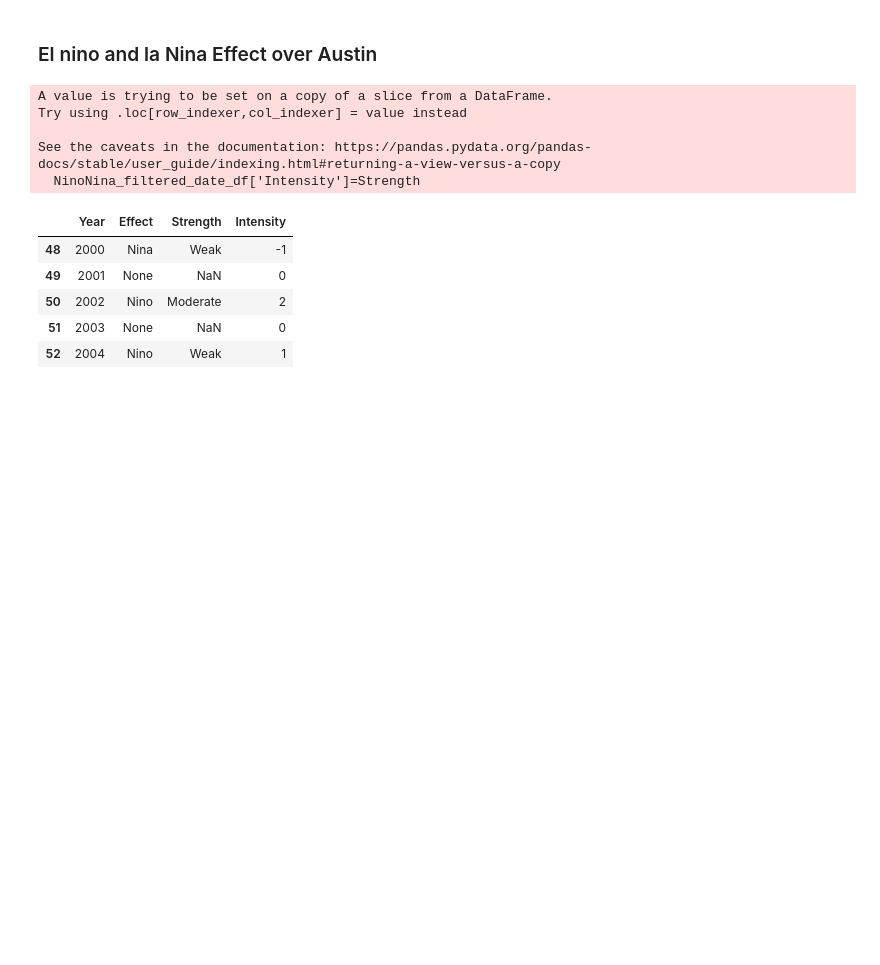
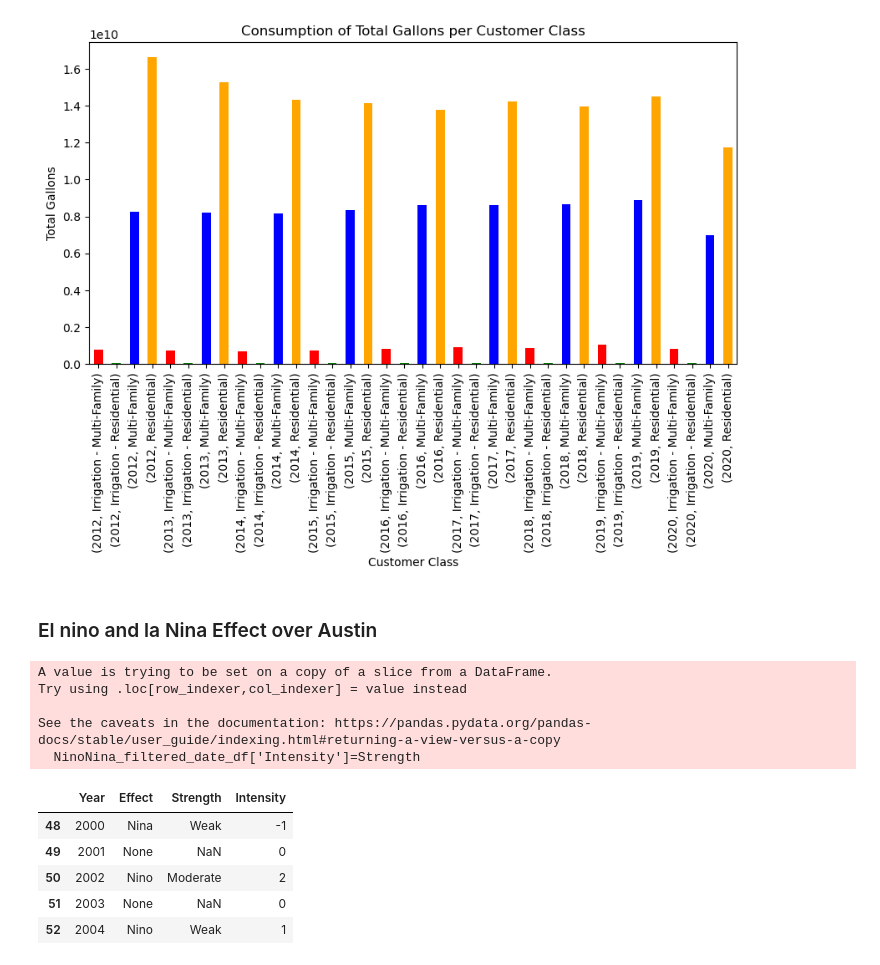
Before and after one commit to Victarrion/Nino_Nina_AustinTX, a Jupyter notebook: Main.ipynb, the cells around one changed output. Drawn from its saved outputs; the diff is of its cells as text; code cells hidden in the pictures; blank space fills up the shorter version.

```diff
--- a/Main.ipynb
+++ b/Main.ipynb
@@ -0,0 +16,25 @@
+# %%
+# Study data files
+aquifer_metadata_path = "datasets/archive/Edwards_Aquifer_annual_recharge_2000_2020.csv"
+Residential_Water_data_path = "datasets/archive/Austin_Water_-_Residential_Water_Consumption.csv"
+
+# Read the water data and the study results
+aquifer_metadata = pd.read_csv(aquifer_metadata_path)
+Residential_Water_data = pd.read_csv(Residential_Water_data_path)
+
+# Combine the data
+
+Residential_Water_data['Year'] = Residential_Water_data ['Year Month'].str.split ('/').str [0]
+
+Residential_Water_data['Year'] = Residential_Water_data['Year'].astype(int)
+Residential_Water_data['Year'] = pd.to_numeric(Residential_Water_data['Year'])
+
+Residential_Water_data['Total Gallons'] = Residential_Water_data['Total Gallons'].astype(int)
+
+# Combine the data into a single DataFrame
+
+water_complete_complete = (pd.merge(aquifer_metadata, Residential_Water_data, how="inner", on=["Year"]))
+water_complete_complete = water_complete_complete.drop(['Year Month'], axis=1)
+
+# Display the data table for preview
+water_complete_complete.head()
@@ -1,3 +163,20 @@
+# %%
+# Generate a bar plot showing the total number of rows (Year/Total Gallons) for each Customer Class using Pandas.
+Custumer_class = water_complete_complete.groupby(['Year', 'Customer Class'])['Total Gallons'].sum()
+
+# Create a bar plot using the  series
+color_palette = ['red', 'green', 'blue', 'orange']
+Custumer_class.plot(kind='bar', figsize=(10,5), stacked=False, color=color_palette)
+
+# Set the title and axis labels
+plt.xlabel('Customer Class')
+plt.ylabel('Total Gallons')
+plt.title('Consumption of Total Gallons per Customer Class')
+
+# Display the plot
+plt.show()
+# %% [output]
+[figure, added]
 # %% [markdown]
 ### El nino and la Nina Effect over Austin
 # %%
```
Also changed, not shown: parts of 9 cells of this notebook, 1 other file.
